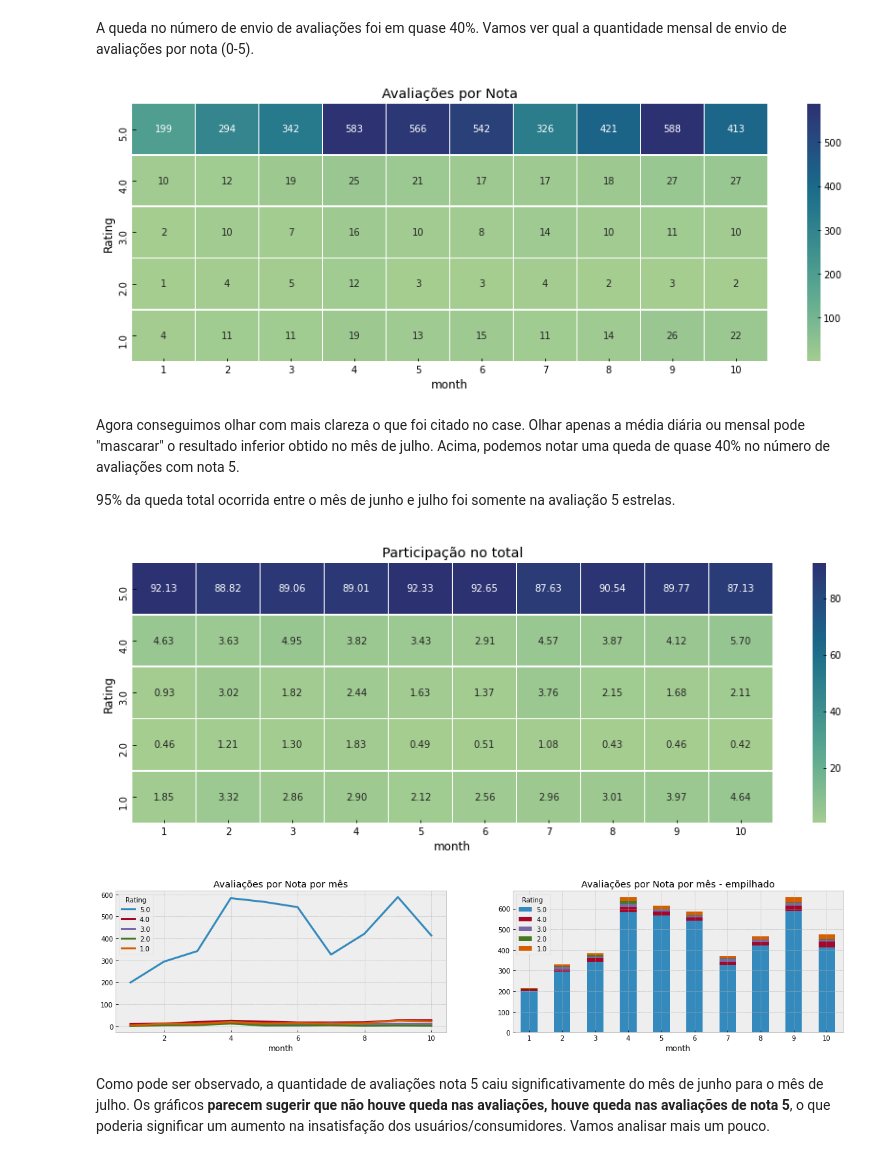
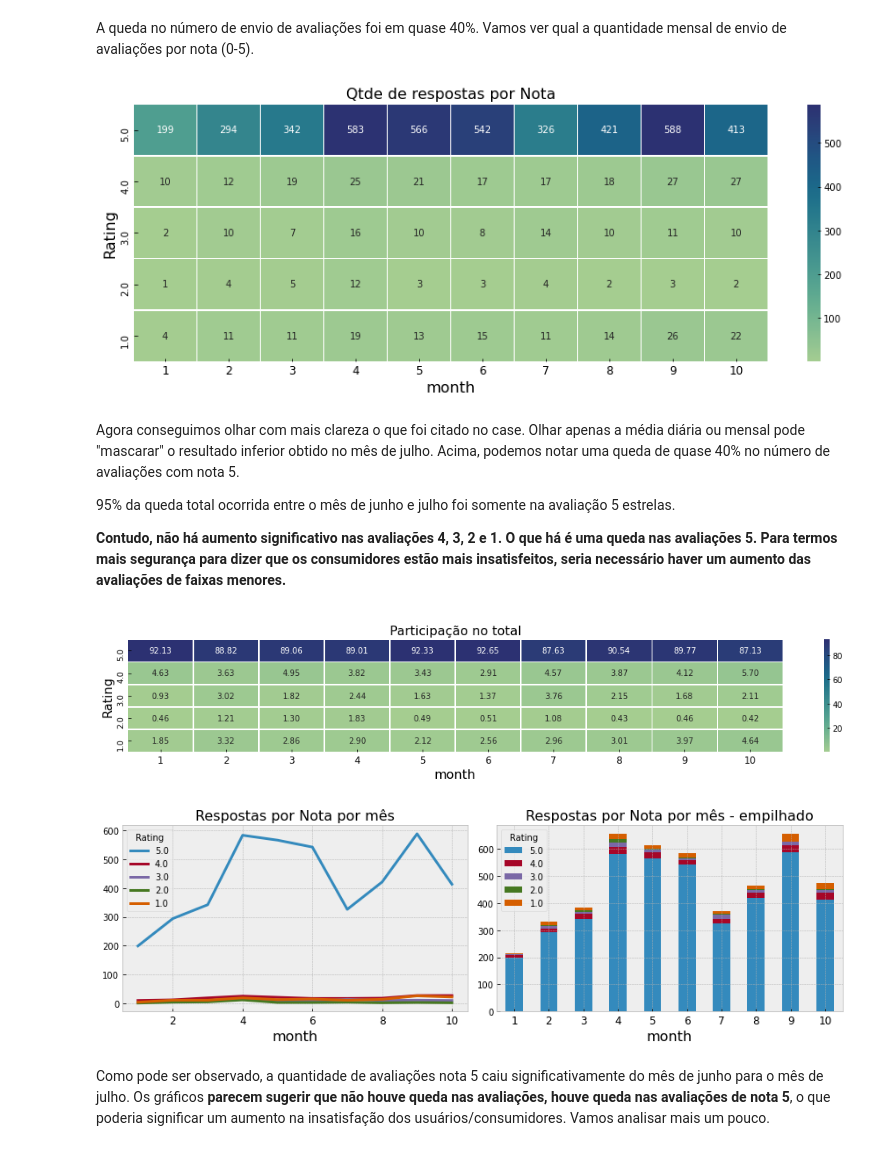
Before and after one commit to japanfelipe/challenge_ze, a Jupyter notebook: desafio I/notebooks/questao1.ipynb, the cells around one changed output. Cells and saved outputs as stored; diff of their text form; code cells hidden in the pictures.

```diff
--- a/desafio I/notebooks/questao1.ipynb
+++ b/desafio I/notebooks/questao1.ipynb
@@ -10,9 +10,12 @@ import pandas as pd
 import numpy as np
 import matplotlib.pyplot as plt
 import seaborn as sns
-from src.paths import DATA_INPUTS_OUTPUTS
+from src.paths import DATA_INPUTS_OUTPUTS, IMAGES
 
 plt.style.use('bmh')
+plt.rcParams['xtick.labelsize'] = 12
+plt.rcParams['axes.labelsize'] = 16
+plt.rcParams['axes.titlesize'] = 16
 pd.set_option('display.max_columns', 366)
 %load_ext autoreload
 %autoreload 2
@@ -193,39 +210,42 @@ classificacao_por_mes_rating = classificacao.pivot_table(index='Rating',
 plt.figure(figsize=(15,5))
 sns.heatmap(classificacao_por_mes_rating
             .sort_index(ascending=False), annot=True, fmt='d', linewidths=0.5, cmap="crest"
-), plt.title('Avaliações por Nota');
+), plt.title('Qtde de respostas por Nota');
 # %% [output]
-[figure, old version]
+[figure, new version]
 # %% [markdown]
-Agora conseguimos olhar com mais clareza o que foi citado no case. Olhar apenas a média diária ou mensal pode "mascarar" o resultado inferior obtido no mês de julho. Acima, podemos notar uma queda de quase 40% no número de avaliações com nota 5. <p> 95% da queda total ocorrida entre o mês de junho e julho foi somente na avaliação 5 estrelas.
+Agora conseguimos olhar com mais clareza o que foi citado no case. Olhar apenas a média diária ou mensal pode "mascarar" o resultado inferior obtido no mês de julho. Acima, podemos notar uma queda de quase 40% no número de avaliações com nota 5. <p> 95% da queda total ocorrida entre o mês de junho e julho foi somente na avaliação 5 estrelas. <p>
+**Contudo, não há aumento significativo nas avaliações 4, 3, 2 e 1. O que há é uma queda nas avaliações 5. Para termos mais segurança para dizer que os consumidores estão mais insatisfeitos, seria necessário haver um aumento das avaliações de faixas menores.**
 # %%
-plt.figure(figsize=(15,5))
+plt.figure(figsize=(15,3))
 sns.heatmap(
     (classificacao.pivot_table(columns='Rating',
                           index='month',
                           values='OrderID',
                           aggfunc='count')
     .apply(lambda x: x/x.sum()*100, axis=1)
     .T)
     .sort_index(ascending=False), annot=True, fmt='.2f', linewidths=0.5, cmap="crest"
-), plt.title('Participação no total');
+), plt.title('Participação no total')
+plt.tight_layout(), plt.savefig(IMAGES / 'par_por_nota.png');
 # %% [output]
-[figure, old version]
+[figure, new version]
 # %%
-fig, (ax1,ax2) = plt.subplots(1,2, figsize=(20,4))
+fig, (ax1,ax2) = plt.subplots(1,2, figsize=(12,4))
 
 (classificacao_por_mes_rating
  .sort_index(ascending=False)
  .T
- .plot.line(ax=ax1, title='Avaliações por Nota por mês', linewidth=3)
+ .plot.line(ax=ax1, title='Respostas por Nota por mês', linewidth=3)
 )
 (classificacao_por_mes_rating
  .sort_index(ascending=False)
  .T
- .plot.bar(ax=ax2, title='Avaliações por Nota por mês - empilhado', stacked=True), plt.xticks(rotation=0)
-);
+ .plot.bar(ax=ax2, title='Respostas por Nota por mês - empilhado', stacked=True),
+ plt.xticks(rotation=0)
+), plt.tight_layout(), plt.savefig(IMAGES / 'av_por_nota.png');
 # %% [output]
-[figure, old version]
+[figure, new version]
 # %% [markdown]
 Como pode ser observado, a quantidade de avaliações nota 5 caiu significativamente do mês de junho para o mês de julho. Os gráficos **parecem sugerir que não houve queda nas avaliações, houve queda nas avaliações de nota 5**, o que poderia significar um aumento na insatisfação dos usuários/consumidores. Vamos analisar mais um pouco.
 # %%
```
Also changed, not shown: parts of 27 cells of this notebook, 13 other files.
